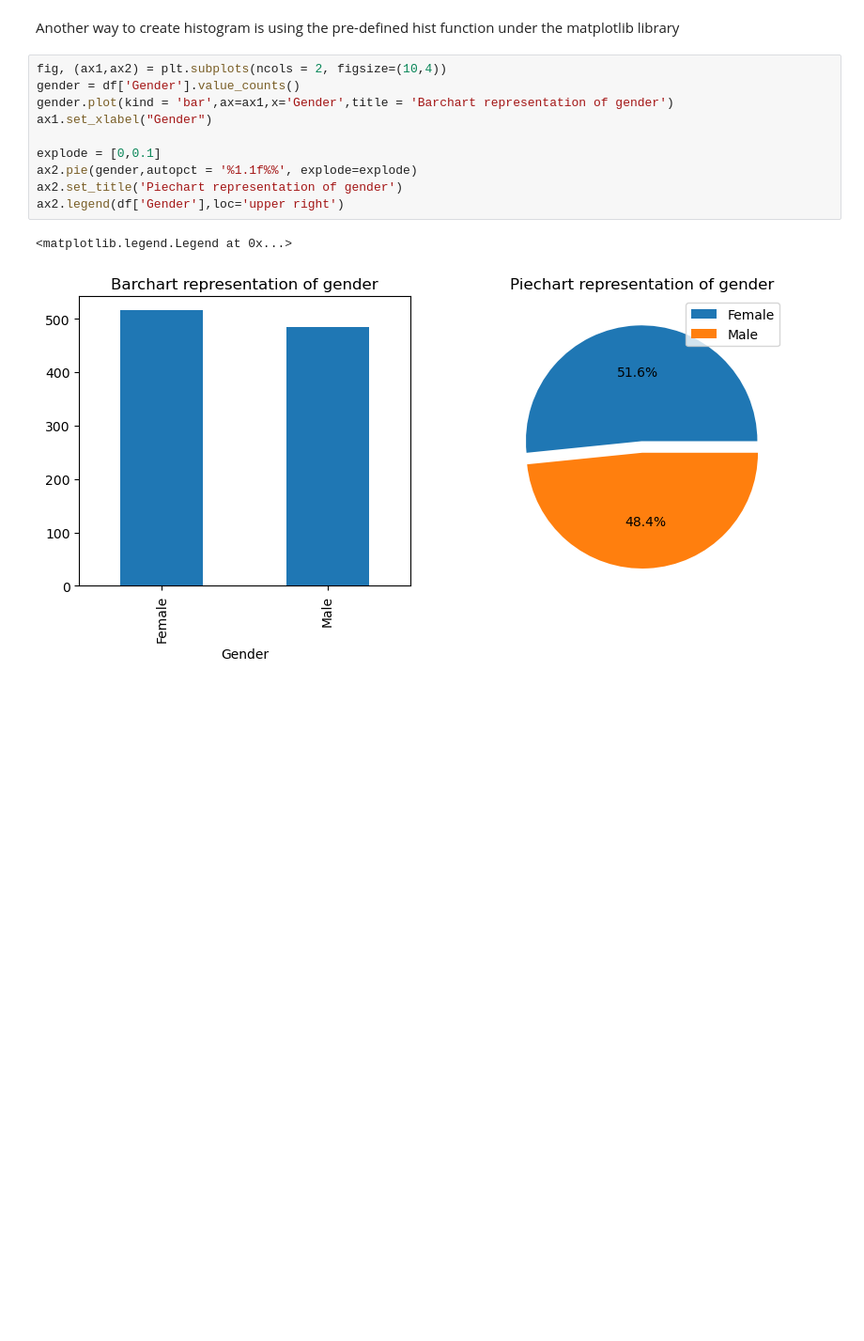
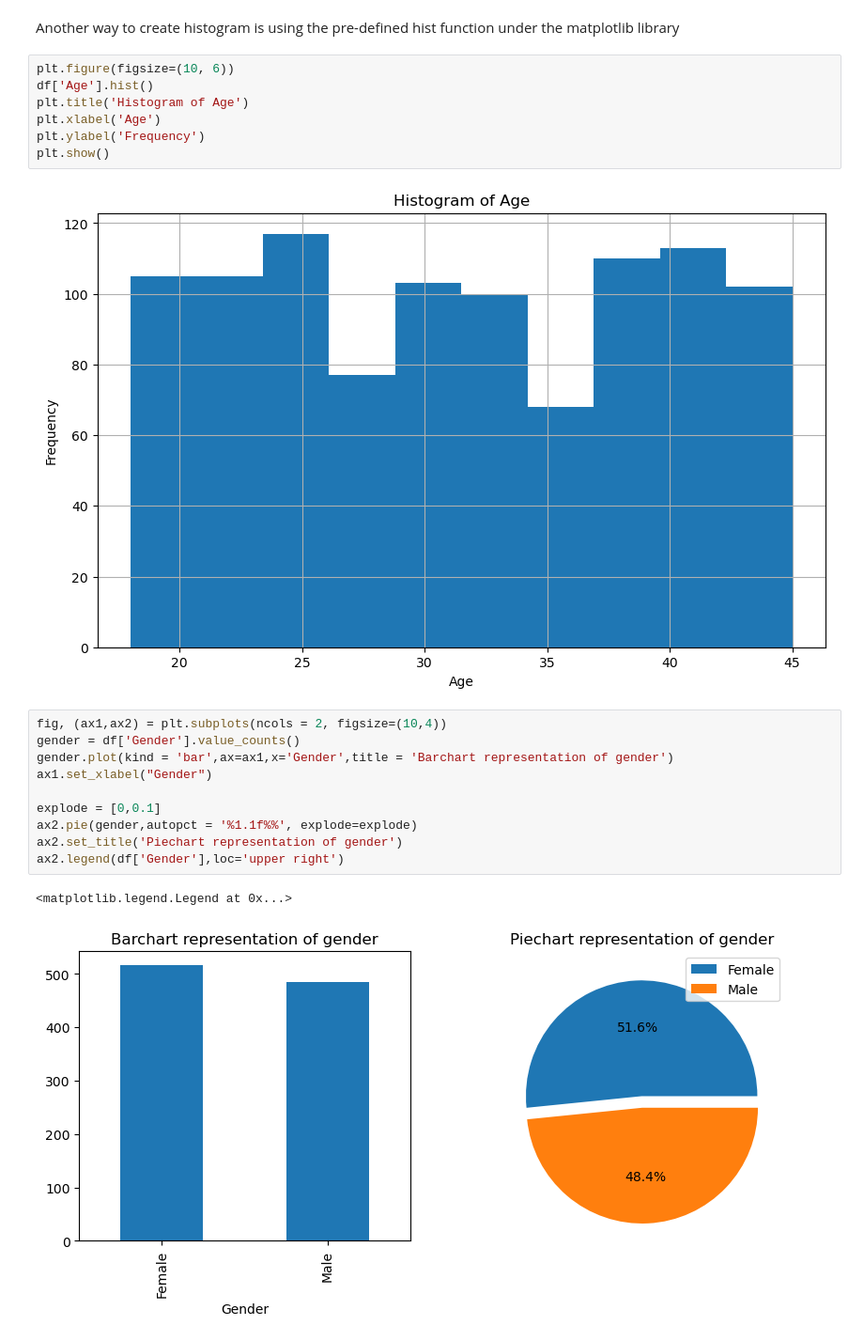
Before and after one commit to kriegher12/EDA-DSC, a Jupyter notebook: EDA.ipynb, the cells around one changed output. Shown at 94% size. Cells and saved outputs as stored; diff of their text form; blank space fills up the shorter version.

```diff
--- a/EDA.ipynb
+++ b/EDA.ipynb
@@ -173,5 +177,14 @@ plt.hist(hours)
 # %% [markdown]
 Another way to create histogram is using the pre-defined hist function under the matplotlib library
+# %%
+plt.figure(figsize=(10, 6))
+df['Age'].hist()
+plt.title('Histogram of Age')
+plt.xlabel('Age')
+plt.ylabel('Frequency')
+plt.show()
+# %% [output]
+[figure, added]
 # %%
 fig, (ax1,ax2) = plt.subplots(ncols = 2, figsize=(10,4))
 gender = df['Gender'].value_counts()
```
Also changed, not shown: parts of 17 cells of this notebook.
